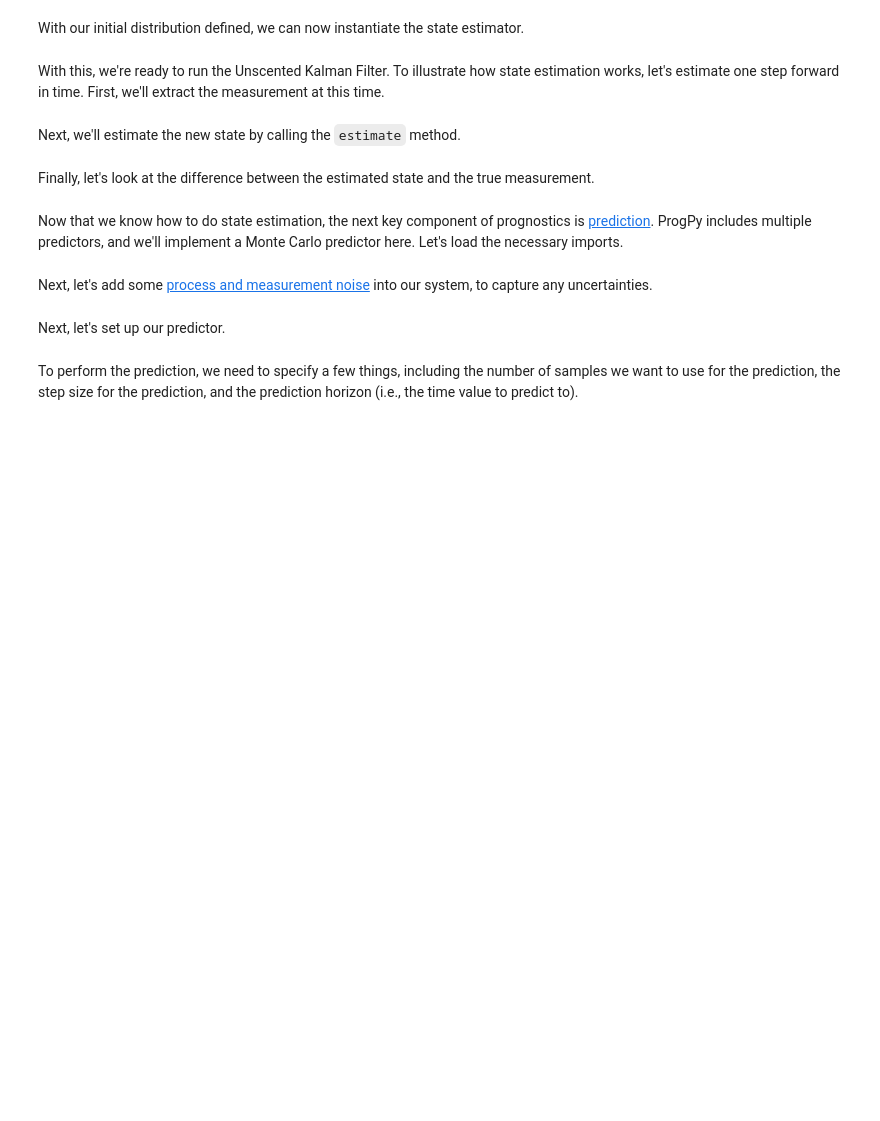
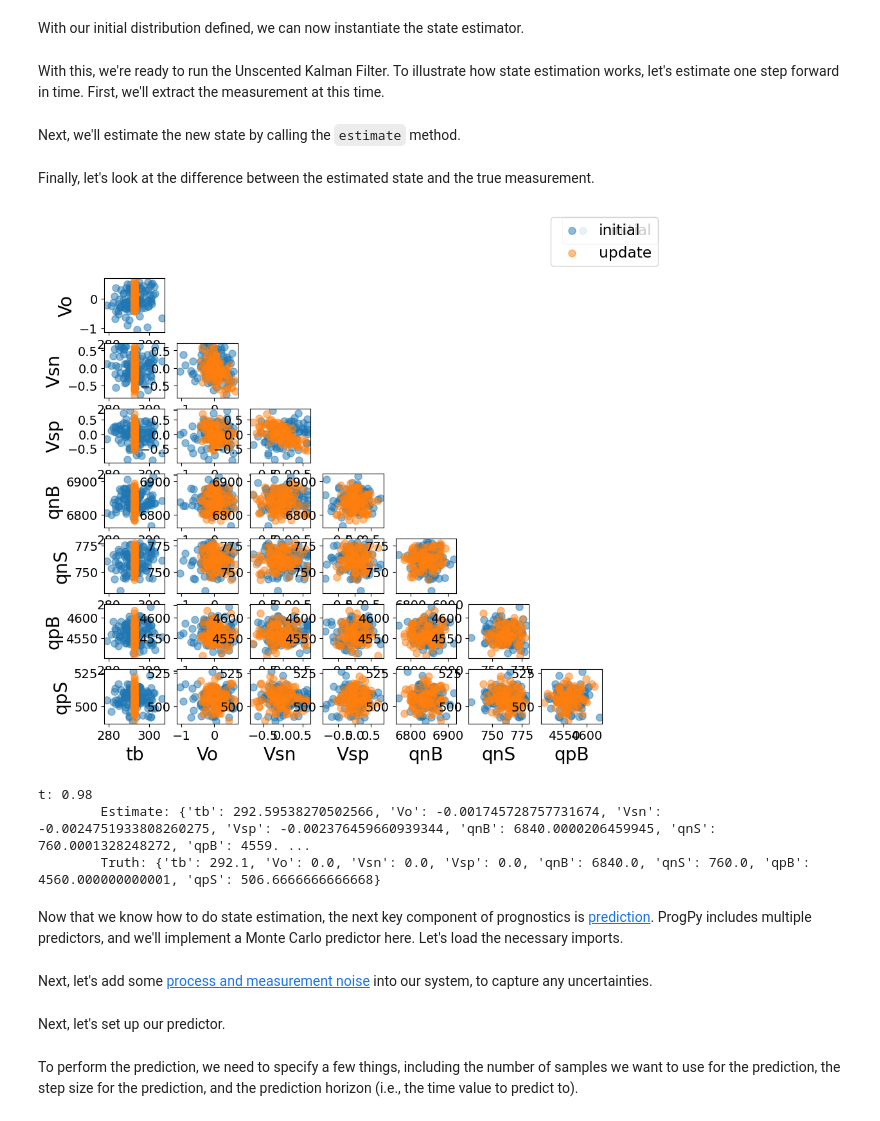
Before and after one commit to nasa/progpy, a Jupyter notebook: examples/2024PHMTutorial.ipynb, the cells around one changed output. Cells and saved outputs as stored; diff of their text form; code cells hidden in the pictures; blank space fills up the shorter version.

```diff
--- a/examples/2024PHMTutorial.ipynb
+++ b/examples/2024PHMTutorial.ipynb
@@ -269,8 +331,17 @@ ukf.estimate(dt, i, z)
 x_est = ukf.x.mean
 # %% [markdown]
 Finally, let's look at the difference between the estimated state and the true measurement.
+# %%
+fig = x_guess.plot_scatter(label='initial')
+fig = ukf.x.plot_scatter(fig=fig, label='update')
+# %% [output]
+[figure, added]
 # %%
-print(f"t: {dt:.2f}\n\tEstimate: {x_est}\n\tTruth: {initial_state}")
+print(f"t: {dt:.2f}\n\tEstimate: {x_est}\n\tPrior: {initial_state}")
+# %% [output]
+t: 0.98
+        Estimate: {'tb': 292.59538270502566, 'Vo': -0.001745728757731674, 'Vsn': -0.0024751933808260275, 'Vsp': -0.002376459660939344, 'qnB': 6840.0000206459945, 'qnS': 760.0001328248272, 'qpB': 4559. ...
+        Truth: {'tb': 292.1, 'Vo': 0.0, 'Vsn': 0.0, 'Vsp': 0.0, 'qnB': 6840.0, 'qnS': 760.0, 'qpB': 4560.000000000001, 'qpS': 506.6666666666668}
 # %% [markdown]
 Now that we know how to do state estimation, the next key component of prognostics is [prediction](https://nasa.github.io/progpy/prog_algs_guide.html#prediction). ProgPy includes multiple predictors, and we'll implement a Monte Carlo predictor here. Let's load the necessary imports.
 # %%
```
Also changed, not shown: parts of 49 cells of this notebook.
